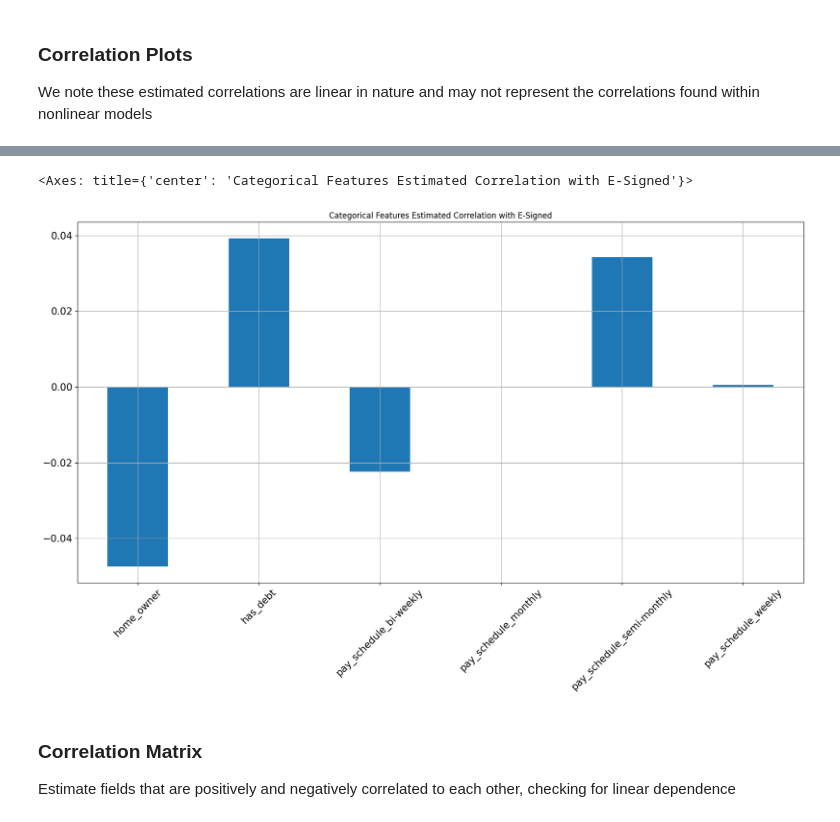
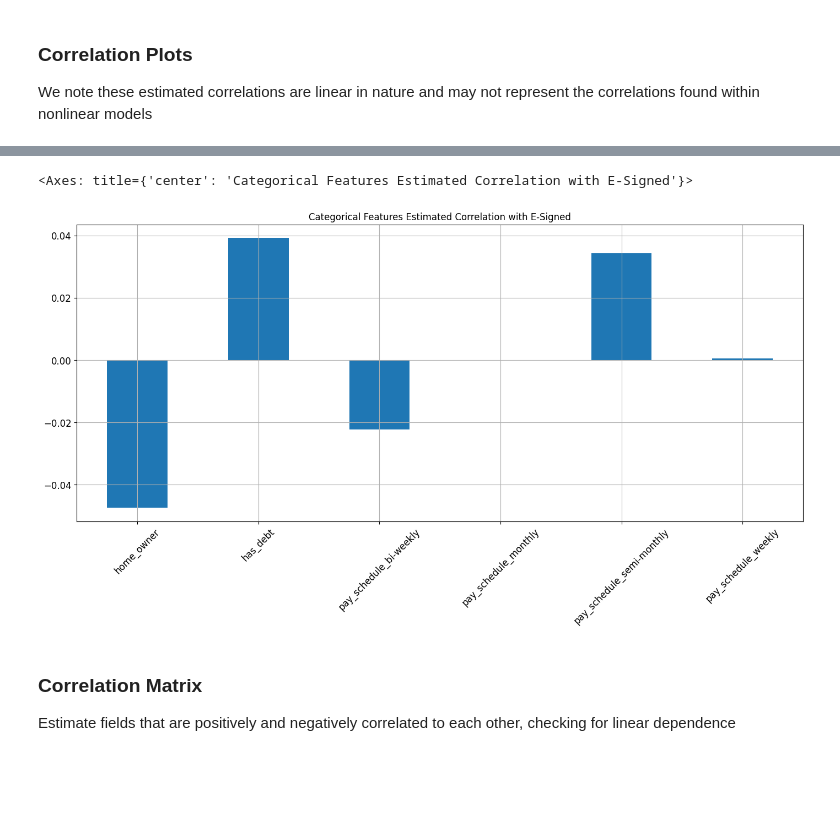
Before and after one commit to c-grigsby/ml-fintech-case-studies, a Jupyter notebook: predicting-loan-signatures/notebooks/predicting-loan-signatures_eda.ipynb, the cells around one changed output, grey strips where cells are left out. Cells and saved outputs as stored; diff of their text form; code cells hidden in the pictures; blank space fills up the shorter version.

```diff
--- a/predicting-loan-signatures/notebooks/predicting-loan-signatures_eda.ipynb
+++ b/predicting-loan-signatures/notebooks/predicting-loan-signatures_eda.ipynb
@@ -192,18 +211,18 @@ df_users_numerical.corrwith(df_users_financial['e_signed']).plot.bar(
 # %%
 # Temporary one-hot encoding of 'pay_schedule' for analysis
 df_users_categorical_ohe = pd.get_dummies(df_users_categorical)
 
 # Estimate and plot categorical features correlation with the label 'e_signed'
 df_users_categorical_ohe.corrwith(df_users_financial['e_signed']).plot.bar(
-    figsize = (20, 10),
+    figsize = (17, 7),
     title = "Categorical Features Estimated Correlation with E-Signed",
-    fontsize = 15,
+    fontsize = 12,
     rot = 45,
     grid = True
     )
 # %% [output]
 <Axes: title={'center': 'Categorical Features Estimated Correlation with E-Signed'}>
-[figure, old version]
+[figure, new version]
 # %% [markdown]
 ### Correlation Matrix
 
```
Also changed, not shown: parts of 21 cells of this notebook, 1 other file.
